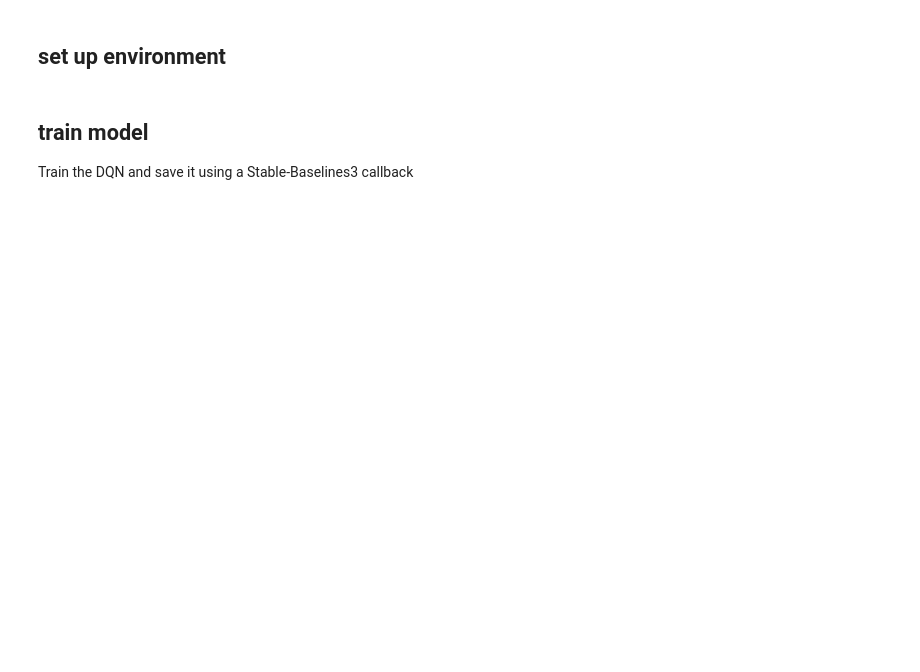
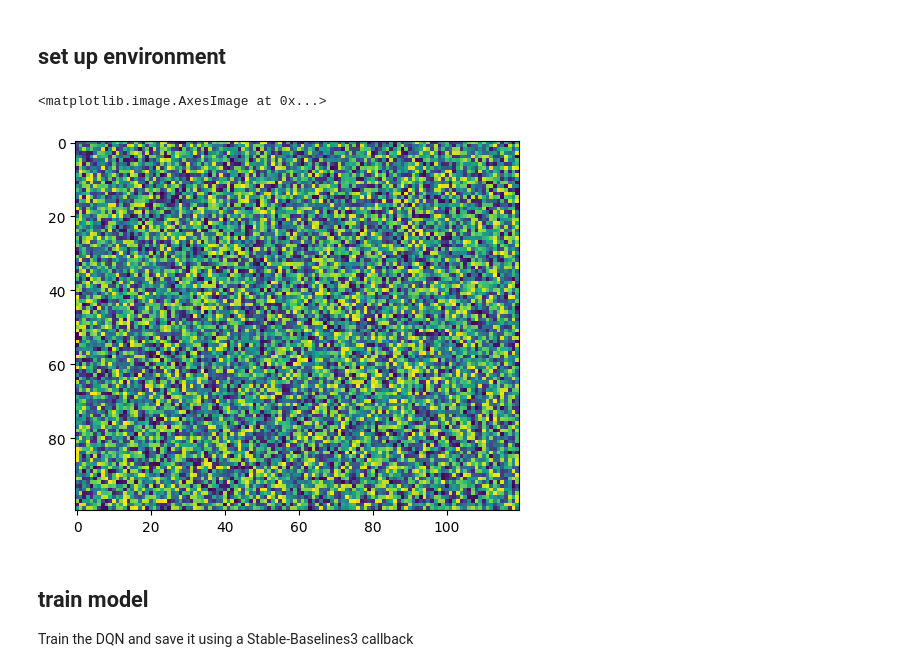
Before and after one commit to jcentner/chrome-dino, a Jupyter notebook: chrome-dino.ipynb, the cells around one changed output. Cells and saved outputs as stored; diff of their text form; code cells hidden in the pictures; blank space fills up the shorter version.

```diff
--- a/chrome-dino.ipynb
+++ b/chrome-dino.ipynb
@@ -46,11 +60,19 @@ class ChromeDinoRL(Env):
         # two actions: jump or not
         self.action_space = Discrete(2)
 
+        # observation parameters
+        self.capture = mss()
+        self.game_window = {'top':300, 'left':0, 'width':600, 'height':500}
+        self.game_over_window = {'top':405, 'left':630, 'width':660, 'height':70}
+
 
     # run one timestep in the environment
     def step(self, action):
         # 0 -> spacebar, 1 -> noop
-        pass
+        action_map = {
+            0: 'space',
+            1: 'no_op'
+        }
 
 
     # reset to initial state, return initial observation
@@ -58,8 +80,11 @@ class ChromeDinoRL(Env):
         pass
 
     # compute render frames for visualization; render with cv2
+    # close everything with "q"
     def render(self):
-        pass
+        cv2.imshow('Chrome Dino', self.current_frame)
+        if cv2.waitKey(1) & 0xFF = ord('q'):
+            cv2.destroyAllWindows()
 
     # do an observation
     def observe_environment(self):
@@ -72,7 +97,12 @@ class ChromeDinoRL(Env):
 # test environment
 env = ChromeDinoRL()
 # %%
+# random action; observation space empty
 env.action_space.sample()
+plt.imshow(env.observation_space.sample()[0])
+# %% [output]
+<matplotlib.image.AxesImage at 0x...>
+[figure, added]
 # %% [markdown]
 ## train model
 
```
Also changed, not shown: parts of 3 cells of this notebook, 2 other files.
